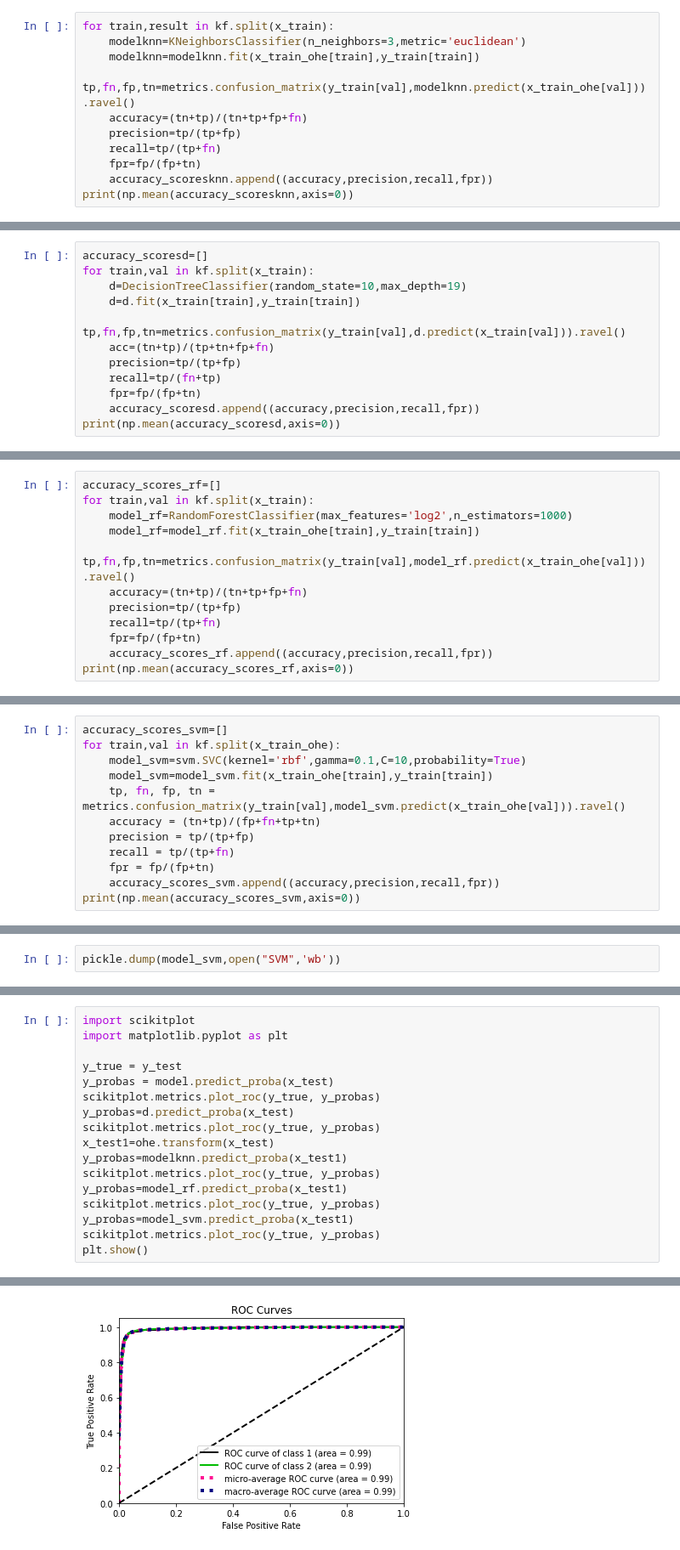
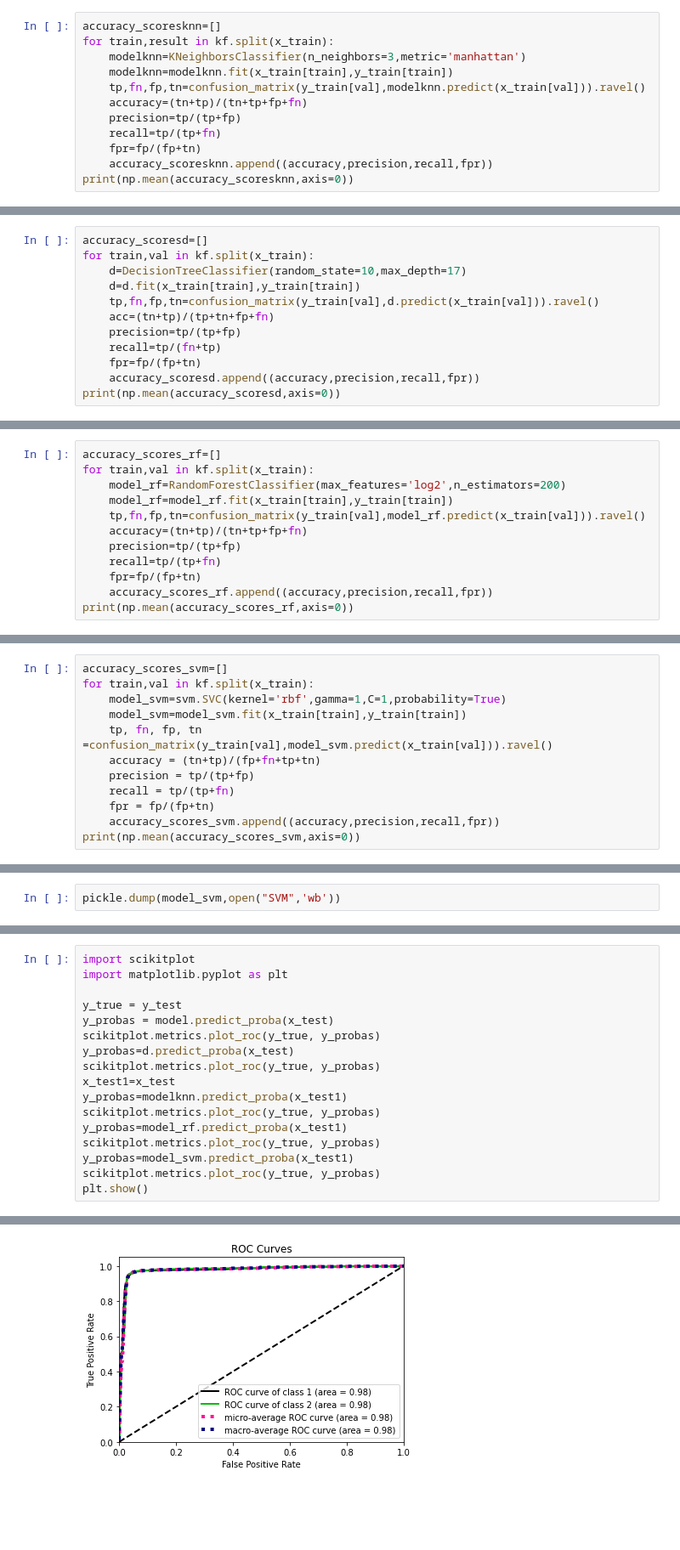
Before and after one commit to pushpak25w/WaterPhish, a Jupyter notebook: classification.ipynb, the cells around one changed output, grey strips where cells are left out. Shown: that part at 85% size. Drawn from its saved outputs; the diff is of its cells as text; blank space fills up the shorter version.

```diff
--- a/classification.ipynb
+++ b/classification.ipynb
@@ -154,10 +141,11 @@ def cal_metric(tp,fn,fp,tn):
     fpr=fp/(fp+tn)
     return str(acc)+' '+str(precision)+' '+str(recall)+' '+str(fpr)
 # %%
+accuracy_scoresknn=[]
 for train,result in kf.split(x_train):
-    modelknn=KNeighborsClassifier(n_neighbors=3,metric='euclidean')
-    modelknn=modelknn.fit(x_train_ohe[train],y_train[train])
-    tp,fn,fp,tn=metrics.confusion_matrix(y_train[val],modelknn.predict(x_train_ohe[val])).ravel()
+    modelknn=KNeighborsClassifier(n_neighbors=3,metric='manhattan')
+    modelknn=modelknn.fit(x_train[train],y_train[train])
+    tp,fn,fp,tn=confusion_matrix(y_train[val],modelknn.predict(x_train[val])).ravel()
     accuracy=(tn+tp)/(tn+tp+fp+fn)
     precision=tp/(tp+fp)
     recall=tp/(tp+fn)
@@ -181,9 +169,9 @@ print(gs.best_params_)
 # %%
 accuracy_scoresd=[]
 for train,val in kf.split(x_train):
-    d=DecisionTreeClassifier(random_state=10,max_depth=19)
+    d=DecisionTreeClassifier(random_state=10,max_depth=17)
     d=d.fit(x_train[train],y_train[train])
-    tp,fn,fp,tn=metrics.confusion_matrix(y_train[val],d.predict(x_train[val])).ravel()
+    tp,fn,fp,tn=confusion_matrix(y_train[val],d.predict(x_train[val])).ravel()
     acc=(tn+tp)/(tp+tn+fp+fn)
     precision=tp/(tp+fp)
     recall=tp/(fn+tp)
@@ -207,9 +195,9 @@ print(gs_rf.best_params_)
 # %%
 accuracy_scores_rf=[]
 for train,val in kf.split(x_train):
-    model_rf=RandomForestClassifier(max_features='log2',n_estimators=1000)
-    model_rf=model_rf.fit(x_train_ohe[train],y_train[train])
-    tp,fn,fp,tn=metrics.confusion_matrix(y_train[val],model_rf.predict(x_train_ohe[val])).ravel()
+    model_rf=RandomForestClassifier(max_features='log2',n_estimators=200)
+    model_rf=model_rf.fit(x_train[train],y_train[train])
+    tp,fn,fp,tn=confusion_matrix(y_train[val],model_rf.predict(x_train[val])).ravel()
     accuracy=(tn+tp)/(tn+tp+fp+fn)
     precision=tp/(tp+fp)
     recall=tp/(tp+fn)
@@ -233,9 +222,9 @@ print(gs_svm.best_params_)
 # %%
 accuracy_scores_svm=[]
-for train,val in kf.split(x_train_ohe):
-    model_svm=svm.SVC(kernel='rbf',gamma=0.1,C=10,probability=True)
-    model_svm=model_svm.fit(x_train_ohe[train],y_train[train])
-    tp, fn, fp, tn = metrics.confusion_matrix(y_train[val],model_svm.predict(x_train_ohe[val])).ravel()
+for train,val in kf.split(x_train):
+    model_svm=svm.SVC(kernel='rbf',gamma=1,C=1,probability=True)
+    model_svm=model_svm.fit(x_train[train],y_train[train])
+    tp, fn, fp, tn =confusion_matrix(y_train[val],model_svm.predict(x_train[val])).ravel()
     accuracy = (tn+tp)/(fp+fn+tp+tn)
     precision = tp/(tp+fp)
     recall = tp/(tp+fn)
@@ -269,7 +274,7 @@ y_probas = model.predict_proba(x_test)
 scikitplot.metrics.plot_roc(y_true, y_probas)
 y_probas=d.predict_proba(x_test)
 scikitplot.metrics.plot_roc(y_true, y_probas)
-x_test1=ohe.transform(x_test)
+x_test1=x_test
 y_probas=modelknn.predict_proba(x_test1)
 scikitplot.metrics.plot_roc(y_true, y_probas)
 y_probas=model_rf.predict_proba(x_test1)
@@ -285 +290 @@ plt.show()
-[figure, old version]
+[figure, new version]
```
Also changed, not shown: parts of 21 cells of this notebook, 3 other files.
